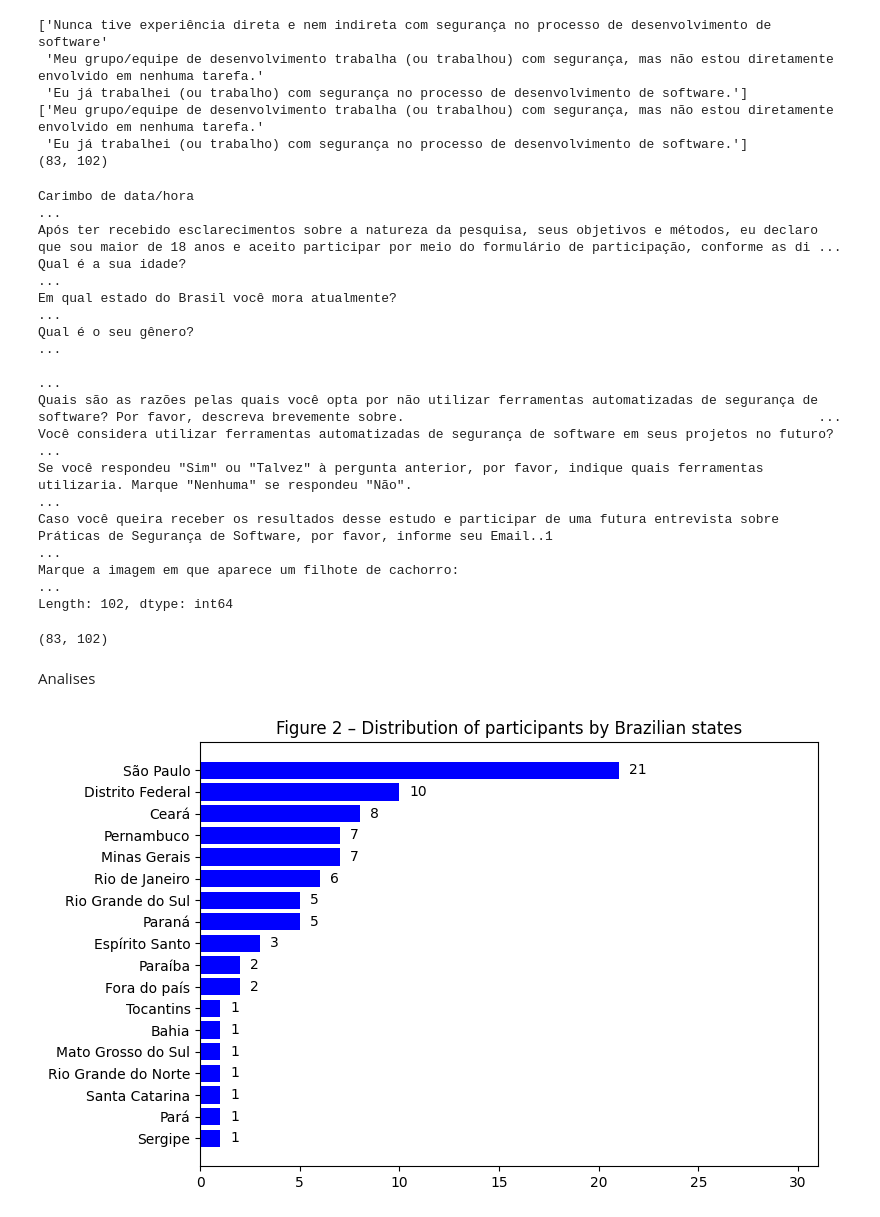
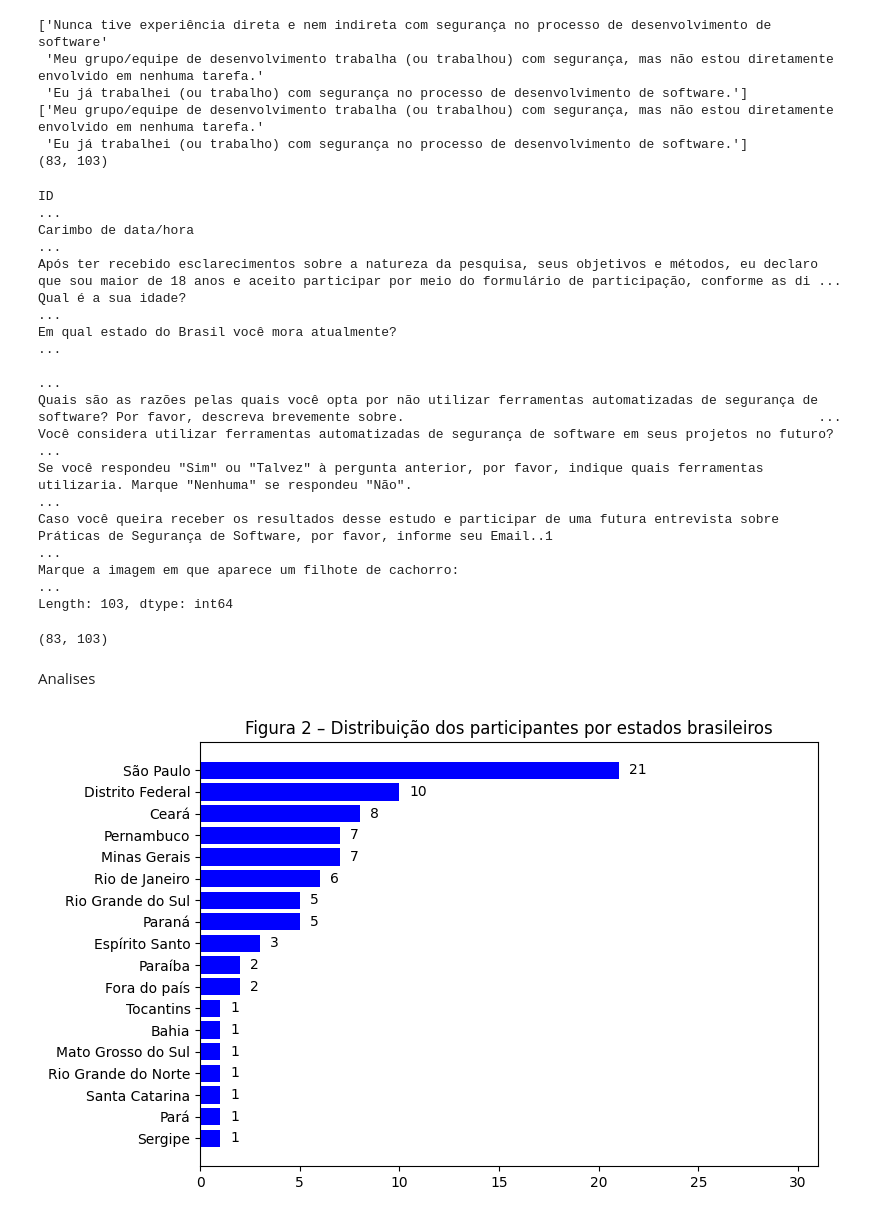
Before and after one commit to reset-ufc/appsec-practices-characterization-survey, a Jupyter notebook: characterization_analysis_of_the_participants.ipynb, the cells around one changed output. Drawn from its saved outputs; the diff is of its cells as text; code cells hidden in the pictures.

```diff
--- a/characterization_analysis_of_the_participants.ipynb
+++ b/characterization_analysis_of_the_participants.ipynb
@@ -7,8 +7,8 @@ import re
 from itertools import combinations
 from pathlib import Path
 # %%
-data_path = Path("data")
-df_o = pd.read_excel(data_path /'survey_all_responses_ptbr.xlsx')
+dados_path = Path("data")
+df_o = pd.read_excel(dados_path /'survey_all_responses_ptbr.xlsx')
 
 df = df_o[:]
 
@@ -35,49 +35,49 @@ print(df.shape)
  'Eu já trabalhei (ou trabalho) com segurança no processo de desenvolvimento de software.']
 ['Meu grupo/equipe de desenvolvimento trabalha (ou trabalhou) com segurança, mas não estou diretamente envolvido em nenhuma tarefa.'
  'Eu já trabalhei (ou trabalho) com segurança no processo de desenvolvimento de software.']
-(83, 102)
+(83, 103)
 # %%
 df.isna().sum()
 # %% [output]
+ID                                                                                                                                                                                                       ...
 Carimbo de data/hora                                                                                                                                                                                     ...
 Após ter recebido esclarecimentos sobre a natureza da pesquisa, seus objetivos e métodos, eu declaro que sou maior de 18 anos e aceito participar por meio do formulário de participação, conforme as di ...
 Qual é a sua idade?                                                                                                                                                                                      ...
 Em qual estado do Brasil você mora atualmente?                                                                                                                                                           ...
-Qual é o seu gênero?                                                                                                                                                                                     ...
                                                                                                                                                                                                          ...
 Quais são as razões pelas quais você opta por não utilizar ferramentas automatizadas de segurança de software? Por favor, descreva brevemente sobre.                                                     ...
 Você considera utilizar ferramentas automatizadas de segurança de software em seus projetos no futuro?                                                                                                   ...
 Se você respondeu "Sim" ou "Talvez" à pergunta anterior, por favor, indique quais ferramentas utilizaria. Marque "Nenhuma" se respondeu "Não".                                                           ...
 Caso você queira receber os resultados desse estudo e participar de uma futura entrevista sobre Práticas de Segurança de Software, por favor, informe seu Email..1                                       ...
 Marque a imagem em que aparece um filhote de cachorro:                                                                                                                                                   ...
-Length: 102, dtype: int64
+Length: 103, dtype: int64
 # %%
 df.shape
 # %% [output]
-(83, 102)
+(83, 103)
 # %% [markdown]
 Analises
 # %%
-state_col = "Em qual estado do Brasil você mora atualmente?"
+coluna_estado = "Em qual estado do Brasil você mora atualmente?"  # <-- altere se necessário
 
-# Count the number of participants per state
-count_states = df[state_col].value_counts().sort_values(ascending=True)
+# Conta a quantidade de participantes por estado
+contagem_estados = df[coluna_estado].value_counts().sort_values(ascending=True)
 
-# Create the horizontal bar chart
+# Cria o gráfico de barras horizontais
 plt.figure(figsize=(8, 5))
-plt.barh(count_states.index, count_states.values, color='blue')
+plt.barh(contagem_estados.index, contagem_estados.values, color='blue')
 
-# Add value labels
-for i, v in enumerate(count_states.values):
+# Adiciona os rótulos de valores
+for i, v in enumerate(contagem_estados.values):
     plt.text(v + 0.5, i, str(v), va='center')
 
-# Titles and labels
-plt.title("Figure 2 – Distribution of participants by Brazilian states", fontsize=12)
+# Títulos e rótulos
+plt.title("Figura 2 – Distribuição dos participantes por estados brasileiros", fontsize=12)
 plt.xlabel("")
 plt.ylabel("")
-plt.xlim(0, count_states.values.max() + 10)
+plt.xlim(0, contagem_estados.values.max() + 10)
 plt.tight_layout()
 plt.show()
 # %% [output]
-[figure, old version]
+[figure, new version]
 # %%
```
Also changed, not shown: parts of 14 cells of this notebook, 7 other files.
